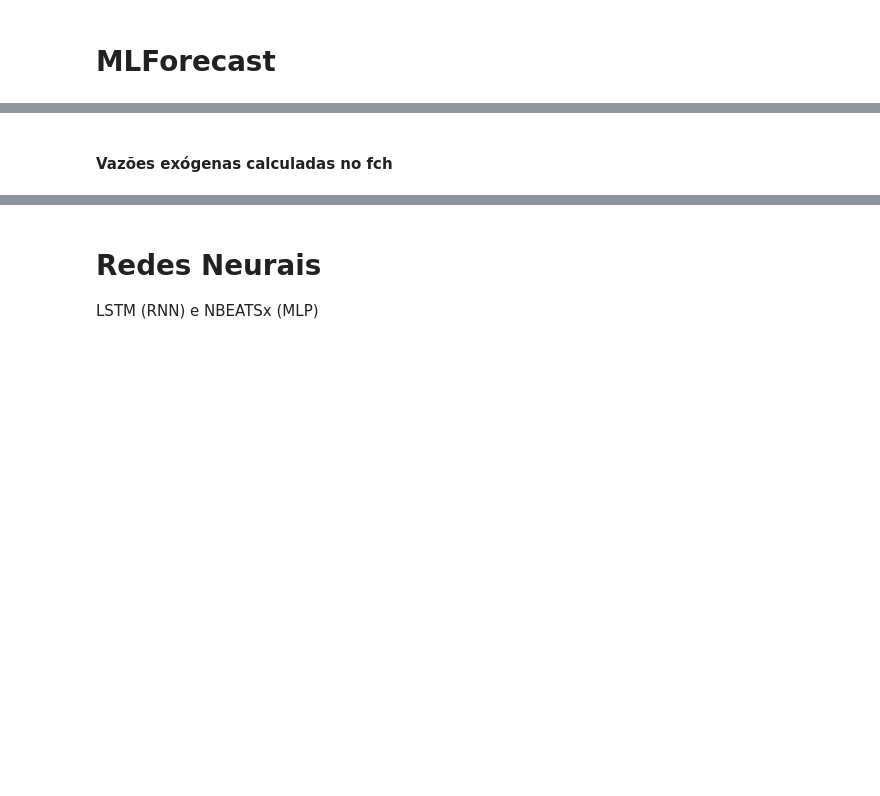
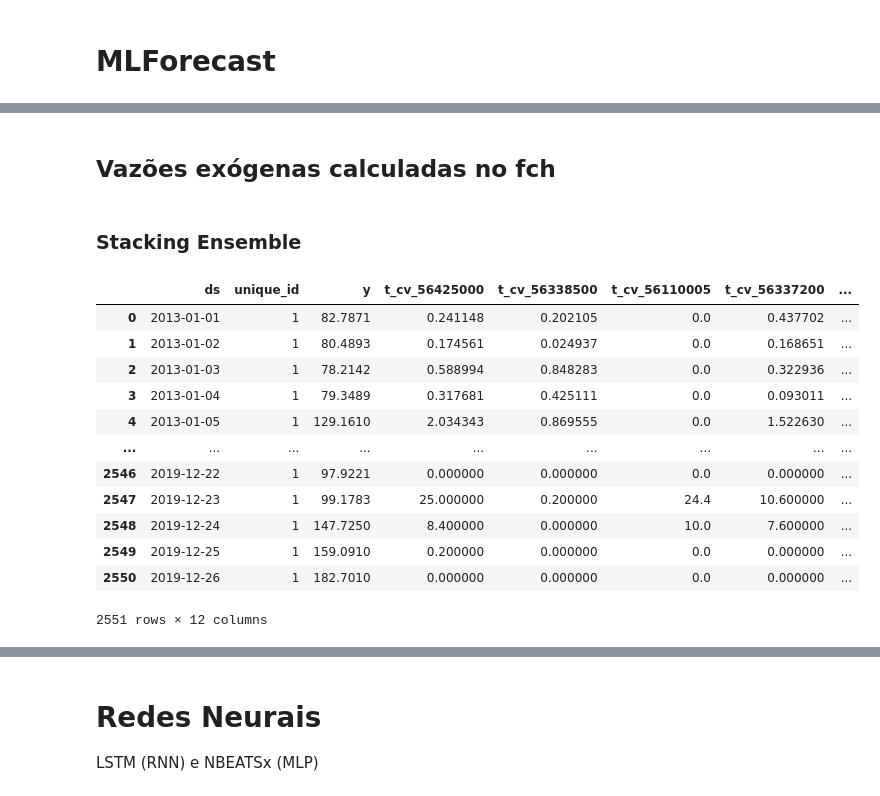
Before and after one commit to wasf84/pgmc-mestrado, a Jupyter notebook: dissertacao/bacia_rio_doce/alto_doce.ipynb, the cells around one changed output, grey strips where cells are left out. Drawn from its saved outputs; the diff is of its cells as text; code cells hidden in the pictures; blank space fills up the shorter version.

```diff
--- a/dissertacao/bacia_rio_doce/alto_doce.ipynb
+++ b/dissertacao/bacia_rio_doce/alto_doce.ipynb
@@ -1005,2 +1146,2 @@ RMSE TCN 9604.91233593795
 # %% [markdown]
-#### Vazões exógenas calculadas no fch
+## Vazões exógenas calculadas no fch
@@ -1088,0 +1148,22 @@ for fold, (train_index, test_index) in enumerate(tscv.split(df_aux)):
+# %% [markdown]
+### Stacking Ensemble
+# %%
+# Separando os dados de treinamento (df_train) em 80/20 para realizar as otimizações nos modelos-base
+
+df_train_opt, df_test_opt = temporal_train_test_split(df_train, test_size=0.2, anchor="start")
+# %%
+df_train_opt
+# %% [output]
+|  | ds | unique_id | y | t_cv_56425000 | t_cv_56338500 | t_cv_56110005 | t_cv_56337200 | ... |
+| 0 | 2013-01-01 | 1 | 82.7871 | 0.241148 | 0.202105 | 0.0 | 0.437702 | ... |
+| 1 | 2013-01-02 | 1 | 80.4893 | 0.174561 | 0.024937 | 0.0 | 0.168651 | ... |
+| 2 | 2013-01-03 | 1 | 78.2142 | 0.588994 | 0.848283 | 0.0 | 0.322936 | ... |
+| 3 | 2013-01-04 | 1 | 79.3489 | 0.317681 | 0.425111 | 0.0 | 0.093011 | ... |
+| 4 | 2013-01-05 | 1 | 129.1610 | 2.034343 | 0.869555 | 0.0 | 1.522630 | ... |
+| ... | ... | ... | ... | ... | ... | ... | ... | ... |
+| 2546 | 2019-12-22 | 1 | 97.9221 | 0.000000 | 0.000000 | 0.0 | 0.000000 | ... |
+| 2547 | 2019-12-23 | 1 | 99.1783 | 25.000000 | 0.200000 | 24.4 | 10.600000 | ... |
+| 2548 | 2019-12-24 | 1 | 147.7250 | 8.400000 | 0.000000 | 10.0 | 7.600000 | ... |
+| 2549 | 2019-12-25 | 1 | 159.0910 | 0.200000 | 0.000000 | 0.0 | 0.000000 | ... |
+| 2550 | 2019-12-26 | 1 | 182.7010 | 0.000000 | 0.000000 | 0.0 | 0.000000 | ... |
+2551 rows × 12 columns
```
Also changed, not shown: parts of 75 cells of this notebook, 44 other files.
